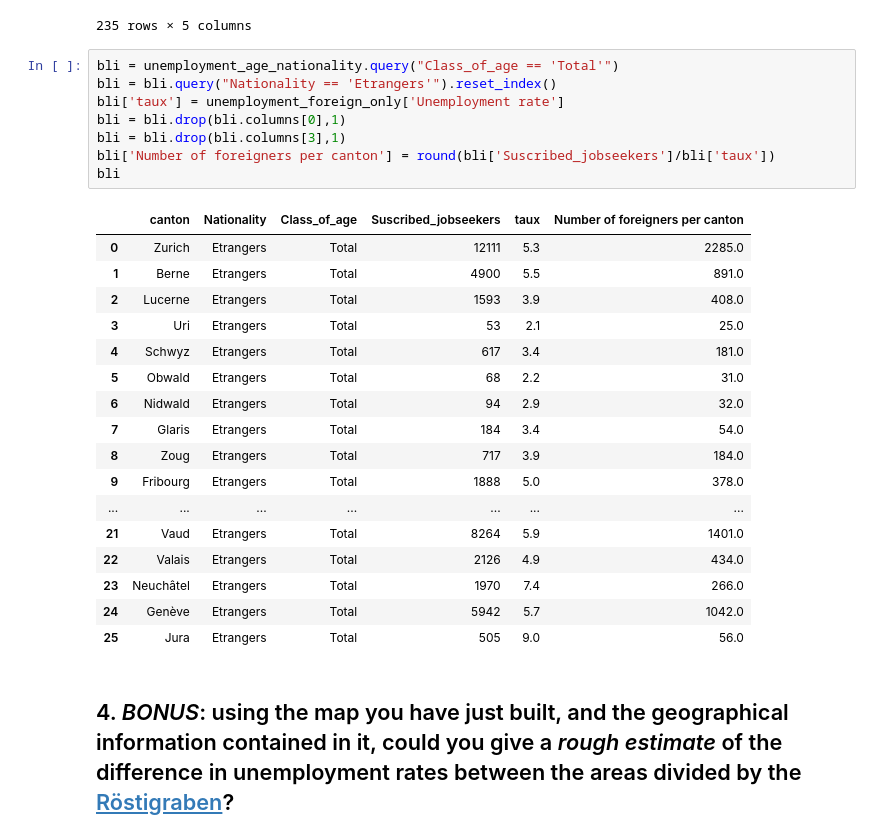
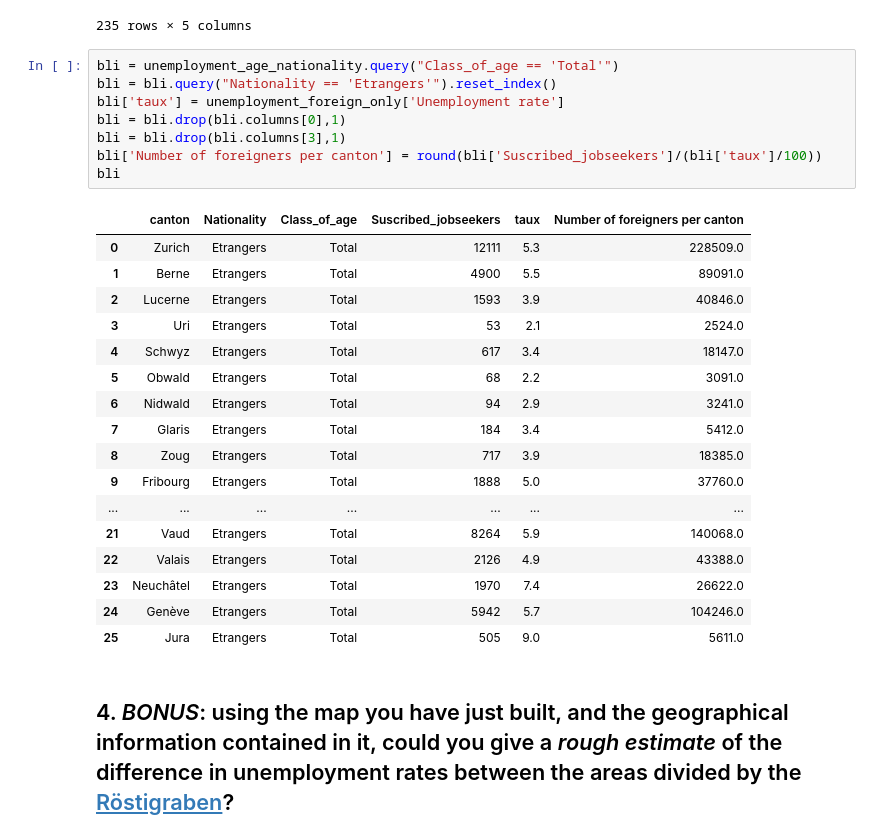
Before and after one commit to mosimann/ADA, a Jupyter notebook: 03 - Interactive Viz/Homework 3.ipynb, the cells around one changed output. Drawn from its saved outputs; the diff is of its cells as text.

```diff
--- a/03 - Interactive Viz/Homework 3.ipynb
+++ b/03 - Interactive Viz/Homework 3.ipynb
@@ -449,28 +449,28 @@ unemployment_age_nationality.replace(np.nan, '')
 # %%
 bli = unemployment_age_nationality.query("Class_of_age == 'Total'")
 bli = bli.query("Nationality == 'Etrangers'").reset_index()
 bli['taux'] = unemployment_foreign_only['Unemployment rate']
 bli = bli.drop(bli.columns[0],1)
 bli = bli.drop(bli.columns[3],1)
-bli['Number of foreigners per canton'] = round(bli['Suscribed_jobseekers']/bli['taux'])
+bli['Number of foreigners per canton'] = round(bli['Suscribed_jobseekers']/(bli['taux']/100))
 bli
 # %% [output]
 |  | canton | Nationality | Class_of_age | Suscribed_jobseekers | taux | Number of foreigners per canton |
-| 0 | Zurich | Etrangers | Total | 12111 | 5.3 | 2285.0 |
-| 1 | Berne | Etrangers | Total | 4900 | 5.5 | 891.0 |
-| 2 | Lucerne | Etrangers | Total | 1593 | 3.9 | 408.0 |
-| 3 | Uri | Etrangers | Total | 53 | 2.1 | 25.0 |
-| 4 | Schwyz | Etrangers | Total | 617 | 3.4 | 181.0 |
-| 5 | Obwald | Etrangers | Total | 68 | 2.2 | 31.0 |
-| 6 | Nidwald | Etrangers | Total | 94 | 2.9 | 32.0 |
-| 7 | Glaris | Etrangers | Total | 184 | 3.4 | 54.0 |
-| 8 | Zoug | Etrangers | Total | 717 | 3.9 | 184.0 |
-| 9 | Fribourg | Etrangers | Total | 1888 | 5.0 | 378.0 |
+| 0 | Zurich | Etrangers | Total | 12111 | 5.3 | 228509.0 |
+| 1 | Berne | Etrangers | Total | 4900 | 5.5 | 89091.0 |
+| 2 | Lucerne | Etrangers | Total | 1593 | 3.9 | 40846.0 |
+| 3 | Uri | Etrangers | Total | 53 | 2.1 | 2524.0 |
+| 4 | Schwyz | Etrangers | Total | 617 | 3.4 | 18147.0 |
+| 5 | Obwald | Etrangers | Total | 68 | 2.2 | 3091.0 |
+| 6 | Nidwald | Etrangers | Total | 94 | 2.9 | 3241.0 |
+| 7 | Glaris | Etrangers | Total | 184 | 3.4 | 5412.0 |
+| 8 | Zoug | Etrangers | Total | 717 | 3.9 | 18385.0 |
+| 9 | Fribourg | Etrangers | Total | 1888 | 5.0 | 37760.0 |
 | ... | ... | ... | ... | ... | ... | ... |
-| 21 | Vaud | Etrangers | Total | 8264 | 5.9 | 1401.0 |
-| 22 | Valais | Etrangers | Total | 2126 | 4.9 | 434.0 |
-| 23 | Neuchâtel | Etrangers | Total | 1970 | 7.4 | 266.0 |
-| 24 | Genève | Etrangers | Total | 5942 | 5.7 | 1042.0 |
-| 25 | Jura | Etrangers | Total | 505 | 9.0 | 56.0 |
+| 21 | Vaud | Etrangers | Total | 8264 | 5.9 | 140068.0 |
+| 22 | Valais | Etrangers | Total | 2126 | 4.9 | 43388.0 |
+| 23 | Neuchâtel | Etrangers | Total | 1970 | 7.4 | 26622.0 |
+| 24 | Genève | Etrangers | Total | 5942 | 5.7 | 104246.0 |
+| 25 | Jura | Etrangers | Total | 505 | 9.0 | 5611.0 |
 # %% [markdown]
 ## 4. *BONUS*: using the map you have just built, and the geographical information contained in it, could you give a *rough estimate* of the difference in unemployment rates between the areas divided by the [Röstigraben](https://en.wikipedia.org/wiki/R%C3%B6stigraben)?
```
